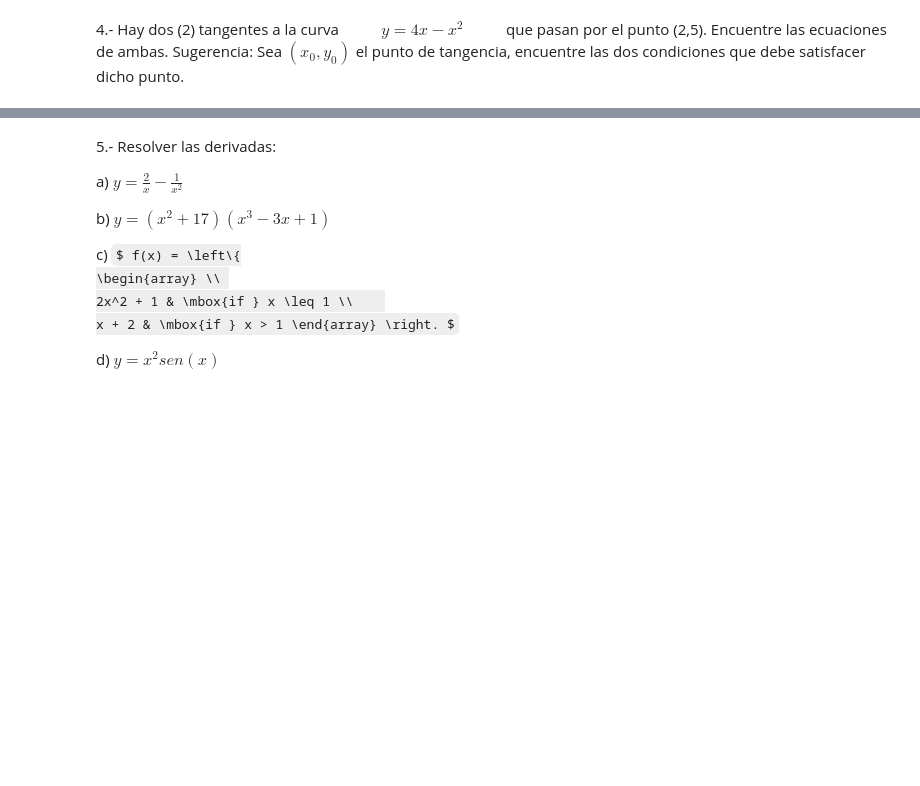
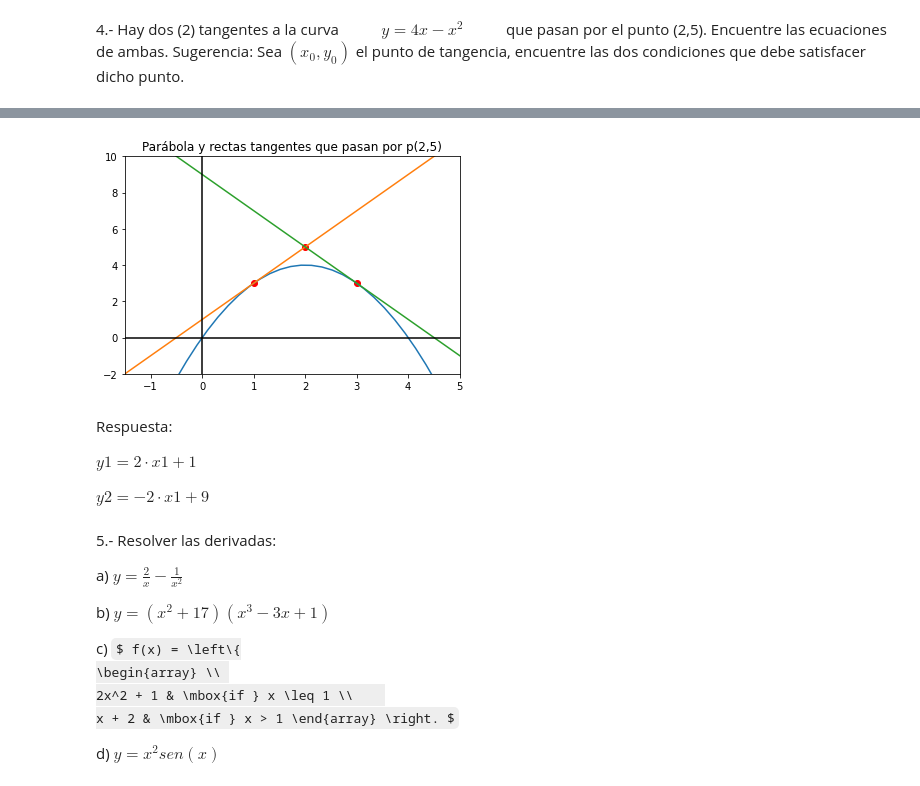
Before and after one commit to lvalinotti/analisis_matematico, a Jupyter notebook: analisis_matematico_parcial_161220.ipynb, the cells around one changed output, grey strips where cells are left out. Cells and saved outputs as stored; diff of their text form; code cells hidden in the pictures; some formulas as TeX source; blank space fills up the shorter version.

```diff
--- a/analisis_matematico_parcial_161220.ipynb
+++ b/analisis_matematico_parcial_161220.ipynb
@@ -388,2 +401,6 @@ fx=(-2*x**2+380*x-12000)
 # %% [markdown]
 4.- Hay dos (2) tangentes a la curva $ \hspace{1cm} y = 4x - x^2 \hspace{1cm} $ que pasan por el punto (2,5). Encuentre las ecuaciones de ambas. Sugerencia: Sea $(x_ 0, y_ 0) $ el punto de tangencia, encuentre las dos condiciones que debe satisfacer dicho punto.
+# %%
+x=Symbol('x')
+y=(-x**2+4*x)
+sp.diff(y,x)
@@ -390,3 +448,32 @@ fx=(-2*x**2+380*x-12000)
+# %%
+x=np.linspace(-10,10,100)
+def y(x):
+    return (-x**2+4*x)
+def y1(x):
+    return (2*x+1)
+def y2(x):
+    return (-2*x+9)
+# %%
+plt.title("Parábola y rectas tangentes que pasan por p(2,5)")
+plt.plot(x,[y(i) for i in x])
+plt.plot(x,[y1(i) for i in x])
+plt.plot(x,[y2(i) for i in x])
+plt.axhline(0,color="black")
+plt.axvline(0,color="black")
+plt.xlim(-1.5,5.0)
+plt.ylim(-2.0,10.0)
+plt.scatter(2,5,color="red")
+plt.scatter(1,3,color="red" )
+plt.scatter(3,3,color="red")
+plt.show()
+# %% [output]
+[figure, added]
+# %% [markdown]
+Respuesta:
+
+$ y1=2·x1+1 $
+
+$ y2=-2·x1+9 $
 # %% [markdown]
 5.- Resolver las derivadas:
 
```
Also changed, not shown: parts of 17 cells of this notebook.
